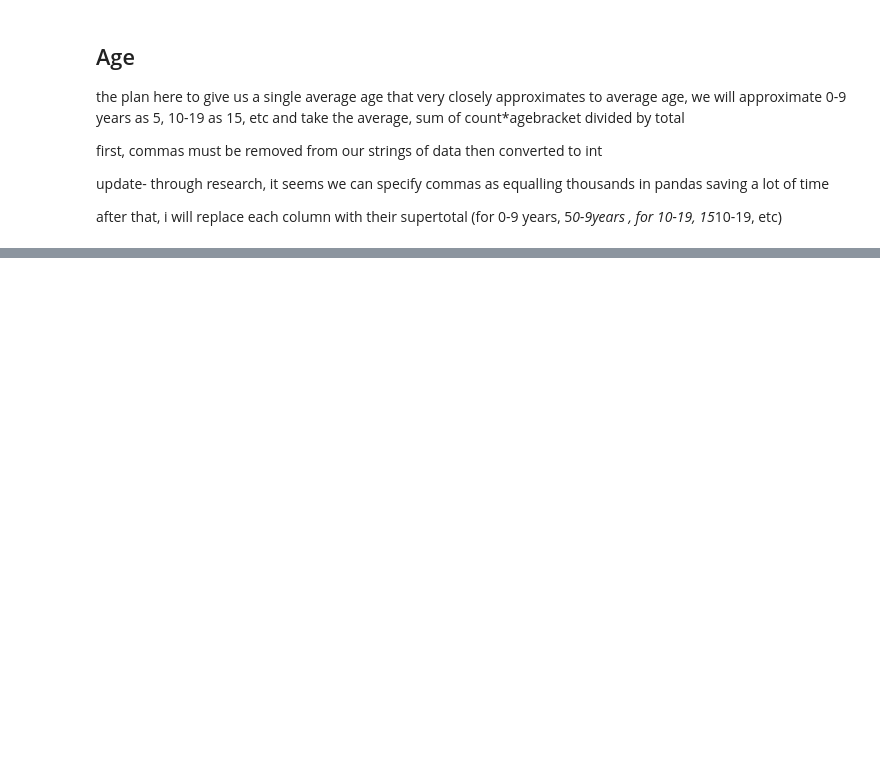
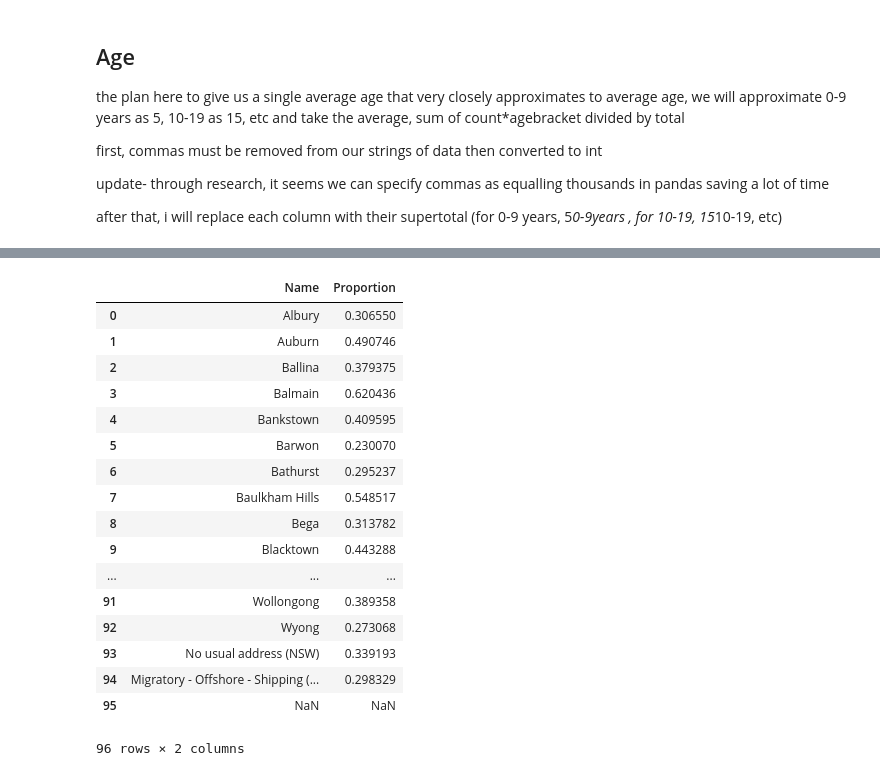
Before and after one commit to garyliu427/data-science-project-2019, a Jupyter notebook: Group Assignment Working notebook.ipynb, the cells around one changed output, grey strips where cells are left out. Saved outputs shown, nothing was run; the diff lists cells and outputs as text; code cells hidden in the pictures; blank space fills up the shorter version.

```diff
--- a/Group Assignment Working notebook.ipynb
+++ b/Group Assignment Working notebook.ipynb
@@ -126,0 +95,28 @@ Age = Age.drop(['0-9 years','10-19 years','20-29 years','30-39 years','40-49 yea
+# %%
+Education=pd.read_csv('Unclean Data/Education - Unclean.csv',thousands=',')
+# %%
+Education['Proportion']=Education['Year 12 or equivalent']/Education['Total']
+# %%
+Education=Education.drop(['Year 12 or equivalent','Year 11 or equivalent','Year 10 or equivalent','Year 9 or equivalent','Year 8 or below','Did not go to school','Not stated','Not applicable','Total'],axis=1)
+# %%
+Education.to_csv('Clean Data/Education.csv')
+Education
+# %% [output]
+|  | Name | Proportion |
+| 0 | Albury | 0.306550 |
+| 1 | Auburn | 0.490746 |
+| 2 | Ballina | 0.379375 |
+| 3 | Balmain | 0.620436 |
+| 4 | Bankstown | 0.409595 |
+| 5 | Barwon | 0.230070 |
+| 6 | Bathurst | 0.295237 |
+| 7 | Baulkham Hills | 0.548517 |
+| 8 | Bega | 0.313782 |
+| 9 | Blacktown | 0.443288 |
+| ... | ... | ... |
+| 91 | Wollongong | 0.389358 |
+| 92 | Wyong | 0.273068 |
+| 93 | No usual address (NSW) | 0.339193 |
+| 94 | Migratory - Offshore - Shipping (... | 0.298329 |
+| 95 | NaN | NaN |
+96 rows × 2 columns
```
Also changed, not shown: parts of 14 cells of this notebook, 2 other files.
